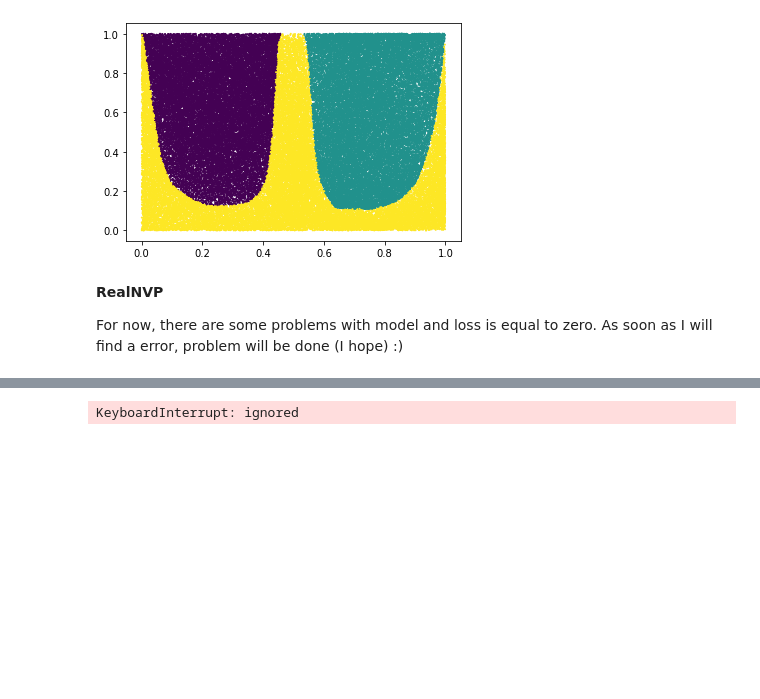
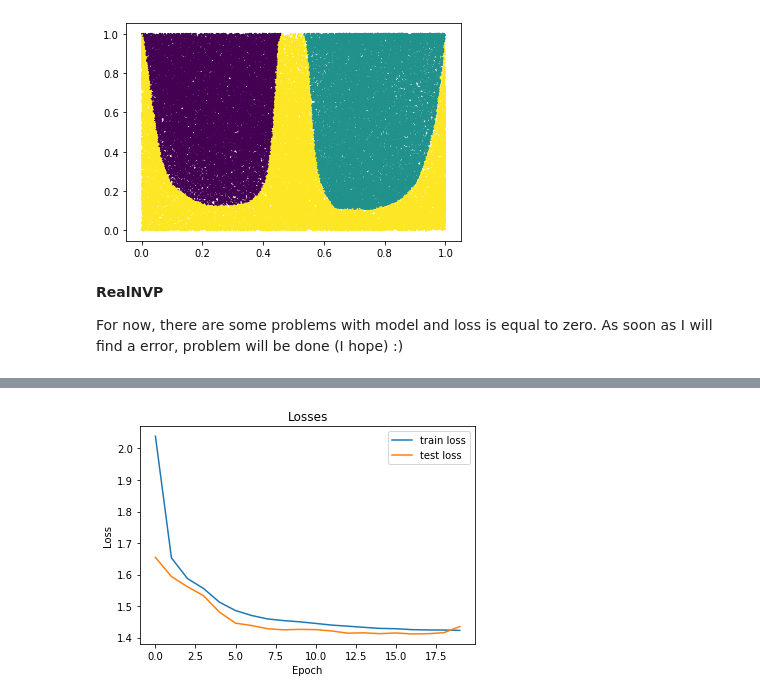
Before and after one commit to Igor-Tukh/deep-unsupervised-learning-hse, a Jupyter notebook: hw02_1.ipynb, the cells around one changed output, grey strips where cells are left out. Saved outputs shown, nothing was run; the diff lists cells and outputs as text; code cells hidden in the pictures; blank space fills up the shorter version.

```diff
--- a/hw02_1.ipynb
+++ b/hw02_1.ipynb
@@ -253,8 +251,8 @@ def train_NVP(model, train, test, lossf=get_loss, epoches_number=20, lr=1e-3, ba
         losses.append(loss.detach().numpy())
       test_losses.append(np.mean(np.array(losses)))
 
-    if epoch % 4 == 0 or epoch == epoches_number - 1:
-      print(f'Epoch: {epoch}, train loss: {train_losses[-1]}, test loss: {test_losses[-1]}')
+    if epoch % 1 == 0 or epoch == epoches_number - 1:
+      print(f'Epoch: {epoch}, train loss: {np.mean(train_losses[-1])}, test loss: {np.mean(test_losses[-1])}')
 
   plot_losses(train_losses, test_losses)
 # %%
@@ -310,4 +325,6 @@ class RealNVP(nn.Module):
+# %%
+real_nvp_loss = lambda logdet: logdet.mean()
 # %%
 model = RealNVP()
-train_NVP(model, x_train, x_test)
+train_NVP(model, x_train, x_test, lossf=real_nvp_loss)
 # %% [output]
@@ -331 +351 @@ tensor([[-0.0000, -1.1761],
-KeyboardInterrupt: ignored
+[figure, added]
```
Also changed, not shown: parts of 5 cells of this notebook.
